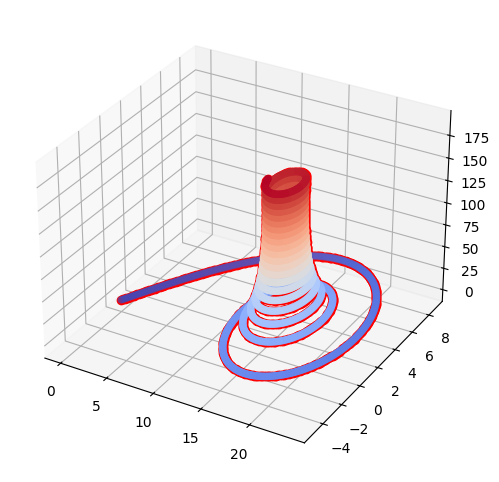
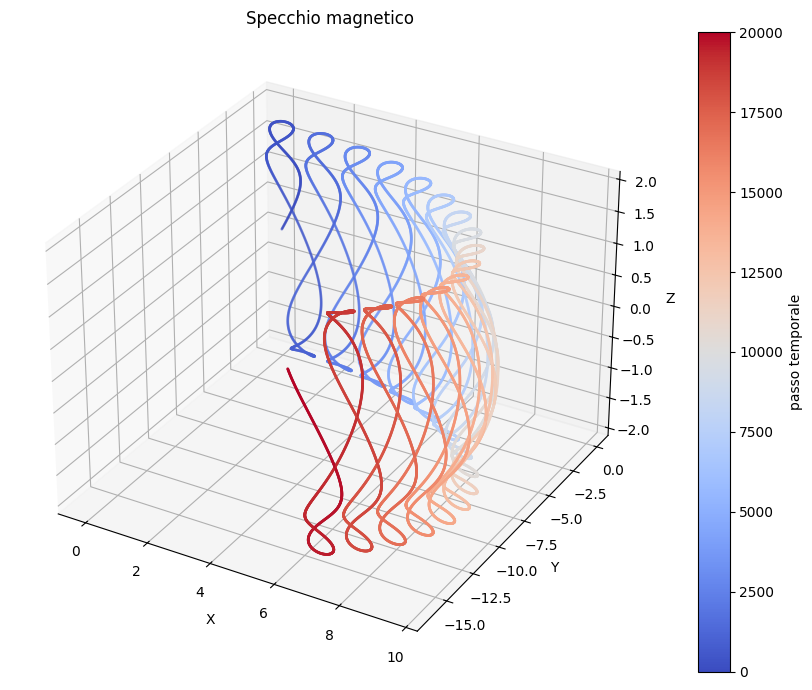
The change to this notebook cell's code, shown as a diff; its figure went from the first image to the second:
--- before
+++ after
@@ -1,48 +1,74 @@
-q = 1
-B = 1
-E = 0
-m = 1
+import math
+import numpy as np
+import matplotlib.pyplot as plt
 
-N=2000
-nt = 100
+q = 1.0
+m = 1.0
+B0 = 1.0
+alpha = 0.5
 
-def g(state,t):
-    x, vx, y, vy = state[0], state[1], state[2], state[3]
+N = 20000
+DT = 0.01
 
-    v = np.zeros(4)
-    v[0] = vx
-    v[1] = q/m*(math.sin(t/100)*vy + E)
-    v[2] = vy
-    v[3] = q/m*(-math.sin(t/100)*vx)
-    return v
+def Bz(z):
+    return B0 * (1 + alpha * z**2)
+
+def dBdz(z):
+    return B0 * 2 * alpha * z
+
+def g(state, t):
+    x, vx, y, vy, z, vz = state
+
+    B  = Bz(z)
+    dB = dBdz(z)
+
+    vperp2 = vx**2 + vy**2
+    mu = 0.5 * m * vperp2 / B
+
+    dvx = (q / m) * vy * B
+    dvy = -(q / m) * vx * B
+    dvz = -(mu / m) * dB
+
+    return np.array([vx, dvx, vy, dvy, vz, dvz])
 
 def rungeKutta(y, t, dt):
     C1 = g(y, t)
-    C2 = g(y + dt*C1/2, t + dt/2)
-    C3 = g(y + dt*C2/2, t + dt/2)
-    C4 = g(y + dt*C3,   t + dt)
-    return y + dt*(C1 + 2*C2 + 2*C3 + C4)/6
+    C2 = g(y + dt * C1 / 2, t + dt / 2)
+    C3 = g(y + dt * C2 / 2, t + dt / 2)
+    C4 = g(y + dt * C3,     t + dt)
+    return y + dt * (C1 + 2*C2 + 2*C3 + C4) / 6
 
-DT = 3*math.pi/nt
-V0Z = 1
-Z0 = 0
+vperp0 = 1.0
+vz0    = 1.0
 
-X1 = np.zeros(N+1)
-Y1 = np.zeros(N+1)
-Z1 = np.zeros(N+1)
-   
+Y = np.array([0.0, vperp0, 0.0, 0.0, 0.0, vz0])
 
-Y = np.array([0,1,0,1])
+X1 = np.zeros(N + 1);  X1[0] = Y[0]
+Y1 = np.zeros(N + 1);  Y1[0] = Y[2]
+Z1 = np.zeros(N + 1);  Z1[0] = Y[4]
+VZ = np.zeros(N + 1);  VZ[0] = Y[5]
+
 for i in range(N):
-    t = DT*i
+    t = DT * i
     Y = rungeKutta(Y, t, DT)
-    X1[i+1] = Y[0]               
-    Y1[i+1] = Y[2]    
-    Z1[i+1] = V0Z*t + Z0           
+    X1[i+1] = Y[0]
+    Y1[i+1] = Y[2]
+    Z1[i+1] = Y[4]
+    VZ[i+1] = Y[5]
 
+fig = plt.figure(figsize=(10, 7))
+ax  = fig.add_subplot(111, projection='3d')
+sc  = ax.scatter(X1, Y1, Z1, c=np.arange(N+1), cmap='coolwarm', s=1)
+ax.set_xlabel('X'); ax.set_ylabel('Y'); ax.set_zlabel('Z')
+plt.colorbar(sc, label='passo temporale')
+plt.title('Specchio magnetico')
+plt.tight_layout()
+plt.show()
 
-fig = plt.figure(figsize=(8,6))  
-ax = fig.add_subplot(111, projection='3d')
-ax.scatter(X1, Y1, Z1, c=np.arange(N+1), cmap='coolwarm', marker='o')
-ax.plot(X1, Y1, Z1, color='red', marker='o')  
+plt.figure()
+plt.plot(np.arange(N+1) * DT, VZ)
+plt.axhline(0, color='r', linestyle='--')
+plt.xlabel('t'); plt.ylabel('vz')
+plt.title('Velocità longitudinale — inversione = riflessione')
+plt.tight_layout()
 plt.show()

Commit: Add files via upload